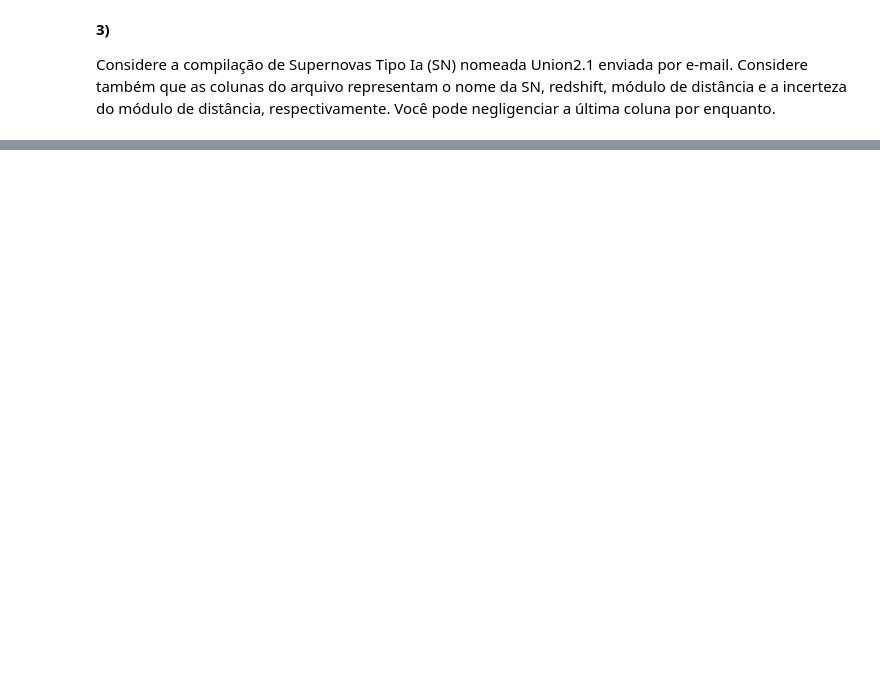
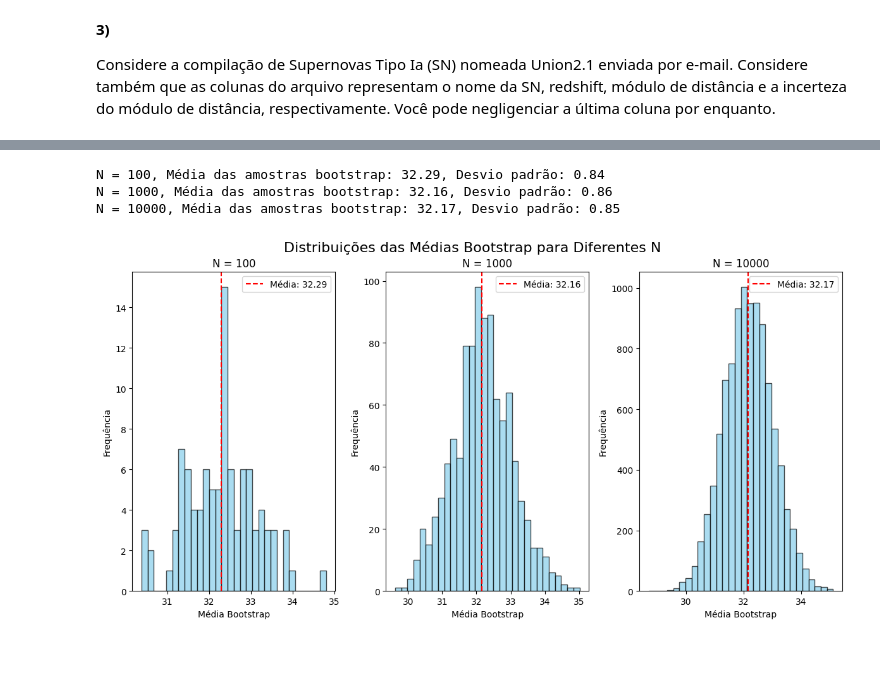
Before and after one commit to TLaidler/Portfolio, a Jupyter notebook: Astrofisica/AstroEstat1.ipynb, the cells around one changed output, grey strips where cells are left out. Drawn from its saved outputs; the diff is of its cells as text; code cells hidden in the pictures; blank space fills up the shorter version.

```diff
--- a/Astrofisica/AstroEstat1.ipynb
+++ b/Astrofisica/AstroEstat1.ipynb
@@ -261,2 +339,49 @@ print(f"\nO valor de Ωm que fornece o melhor ajuste (menor χ²) é: {melhor_O
+# %%
+AGN_count = np.loadtxt('data_hmwrk01_ex4.txt')
+# %%
+# Função de bootstrap
+def bootstrap(data, N):
+    bootstrap_means = []
+    for _ in range(N):
+        sample = np.random.choice(data, size=len(data), replace=True)
+        bootstrap_means.append(np.mean(sample))
+    return np.array(bootstrap_means)
+# %%
+# Valores de N
+N_values = [100, 1000, 10000]
+
+# Realizar o bootstrap e calcular estatísticas
+results = {}
+for N in N_values:
+    bootstrap_means = bootstrap(AGN_count, N)
+    mean = np.mean(bootstrap_means)
+    std = np.std(bootstrap_means)
+    results[N] = {
+        "means": bootstrap_means,
+        "mean": mean,
+        "std": std
+    }
+    print(f"N = {N}, Média das amostras bootstrap: {mean:.2f}, Desvio padrão: {std:.2f}")
+
+# Plotar os resultados
+plt.figure(figsize=(12, 6))
+
+for i, N in enumerate(N_values, 1):
+    plt.subplot(1, 3, i)
+    plt.hist(results[N]["means"], bins=30, color='skyblue', edgecolor='black', alpha=0.7)
+    plt.axvline(results[N]["mean"], color='red', linestyle='--', label=f"Média: {results[N]['mean']:.2f}")
+    plt.title(f"N = {N}")
+    plt.xlabel("Média Bootstrap")
+    plt.ylabel("Frequência")
+    plt.legend()
+
+plt.tight_layout()
+plt.suptitle("Distribuições das Médias Bootstrap para Diferentes N", fontsize=16, y=1.02)
+plt.show()
+# %% [output]
+N = 100, Média das amostras bootstrap: 32.29, Desvio padrão: 0.84
+N = 1000, Média das amostras bootstrap: 32.16, Desvio padrão: 0.86
+N = 10000, Média das amostras bootstrap: 32.17, Desvio padrão: 0.85
+[figure, added]
 # %% [markdown]
 #
```
Also changed, not shown: parts of 19 cells of this notebook.
